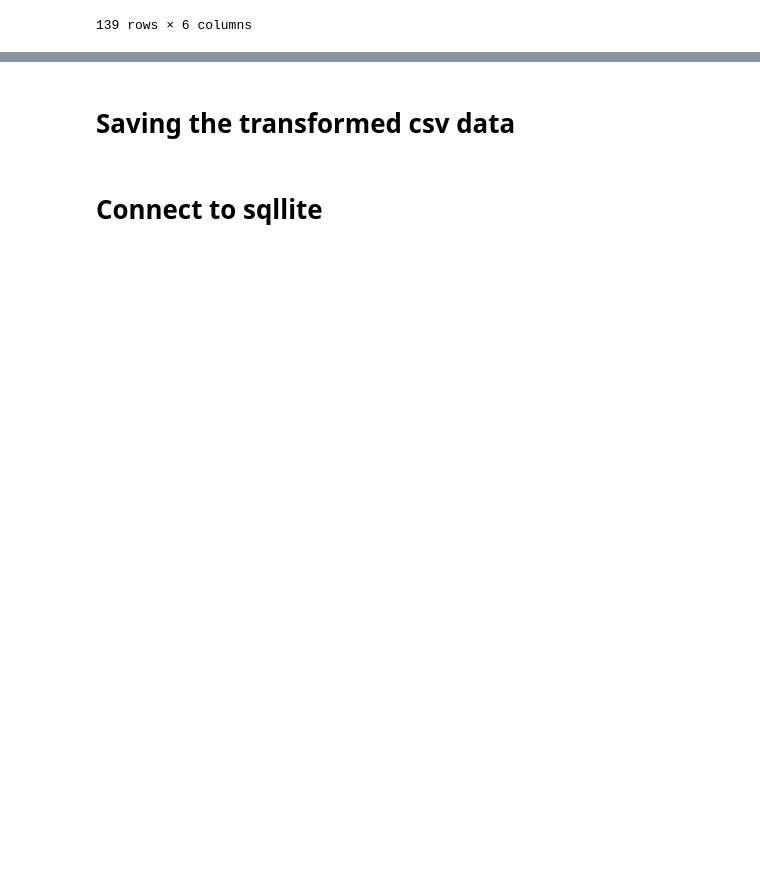
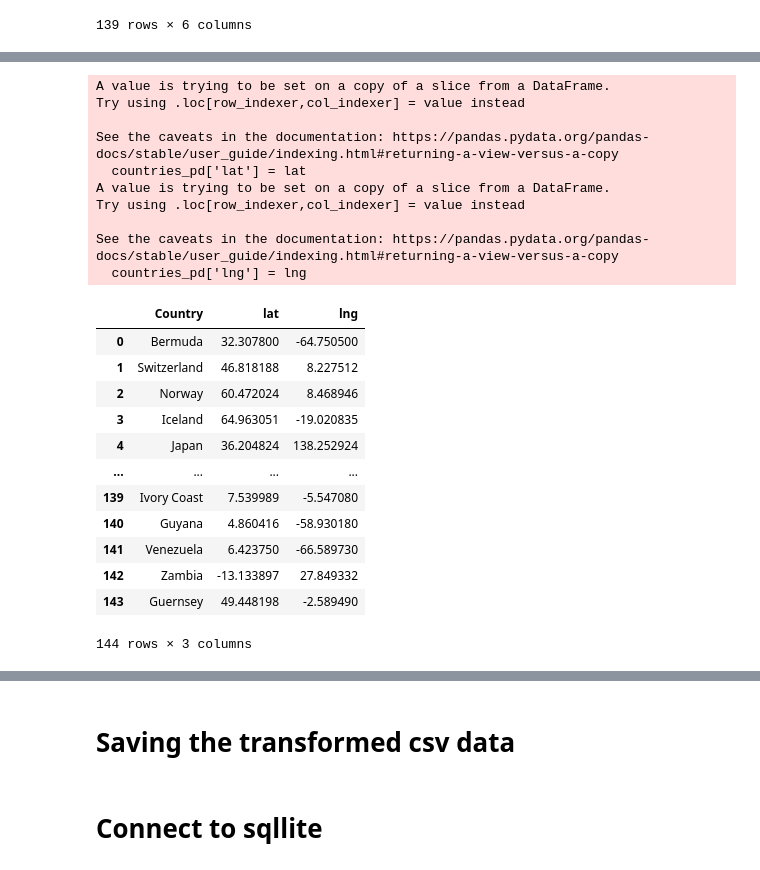
Before and after one commit to kass173/project-3, a Jupyter notebook: ETL/data_transformation.ipynb, the cells around one changed output, grey strips where cells are left out. Drawn from its saved outputs; the diff is of its cells as text; code cells hidden in the pictures; blank space fills up the shorter version.

Commit message:
Changes to the ETL code to call Google Maps API and include LAT and LNG.

```diff
--- a/ETL/data_transformation.ipynb
+++ b/ETL/data_transformation.ipynb
@@ -407,0 +417,6 @@ CostLiving2022_data
+# %%
+# Merging the tables to get the consolidated list of countries
+consolidated_pd = pd.merge(CostLiving2020_data, CostLiving2021_data, on="Country", how="outer")
+consolidated_pd = pd.merge(consolidated_pd, CostLiving2022_data, on="Country", how="outer")
+countries_pd = consolidated_pd[['Country']]
+countries_pd
@@ -407,0 +437,53 @@ CostLiving2022_data
+# %%
+# Converting the list of countries into an array, so it is easier to navigate and make the API calls to get LAT and LNG info.
+countries_array = countries_pd['Country'].to_numpy()
+# %%
+# Build URL using the Google Maps API
+base_url = "https://maps.googleapis.com/maps/api/geocode/json"
+
+# Empty LAT and LNG arrays to store the fetched data from the API
+lat = []
+lng = []
+
+# Navigating to each country in the list of countries to fetch LAT and LNG information
+for country in countries_array:
+    params = {"address": country, "key": gkey}
+
+    # Run request
+    response = requests.get(base_url, params=params)
+
+    # Convert to JSON
+    country_geo = response.json()
+
+    # Extract lat/lng
+    lat.append(country_geo["results"][0]["geometry"]["location"]["lat"])
+    lng.append(country_geo["results"][0]["geometry"]["location"]["lng"])
+# %%
+# Adding the columns into the countries Pandas DataFrame
+countries_pd['lat'] = lat
+countries_pd['lng'] = lng
+countries_pd
+# %% [output]
+A value is trying to be set on a copy of a slice from a DataFrame.
+Try using .loc[row_indexer,col_indexer] = value instead
+
+See the caveats in the documentation: https://pandas.pydata.org/pandas-docs/stable/user_guide/indexing.html#returning-a-view-versus-a-copy
+  countries_pd['lat'] = lat
+A value is trying to be set on a copy of a slice from a DataFrame.
+Try using .loc[row_indexer,col_indexer] = value instead
+
+See the caveats in the documentation: https://pandas.pydata.org/pandas-docs/stable/user_guide/indexing.html#returning-a-view-versus-a-copy
+  countries_pd['lng'] = lng
+|  | Country | lat | lng |
+| 0 | Bermuda | 32.307800 | -64.750500 |
+| 1 | Switzerland | 46.818188 | 8.227512 |
+| 2 | Norway | 60.472024 | 8.468946 |
+| 3 | Iceland | 64.963051 | -19.020835 |
+| 4 | Japan | 36.204824 | 138.252924 |
+| ... | ... | ... | ... |
+| 139 | Ivory Coast | 7.539989 | -5.547080 |
+| 140 | Guyana | 4.860416 | -58.930180 |
+| 141 | Venezuela | 6.423750 | -66.589730 |
+| 142 | Zambia | -13.133897 | 27.849332 |
+| 143 | Guernsey | 49.448198 | -2.589490 |
+144 rows × 3 columns
```
Also changed, not shown: parts of 12 cells of this notebook, 1 other file.
